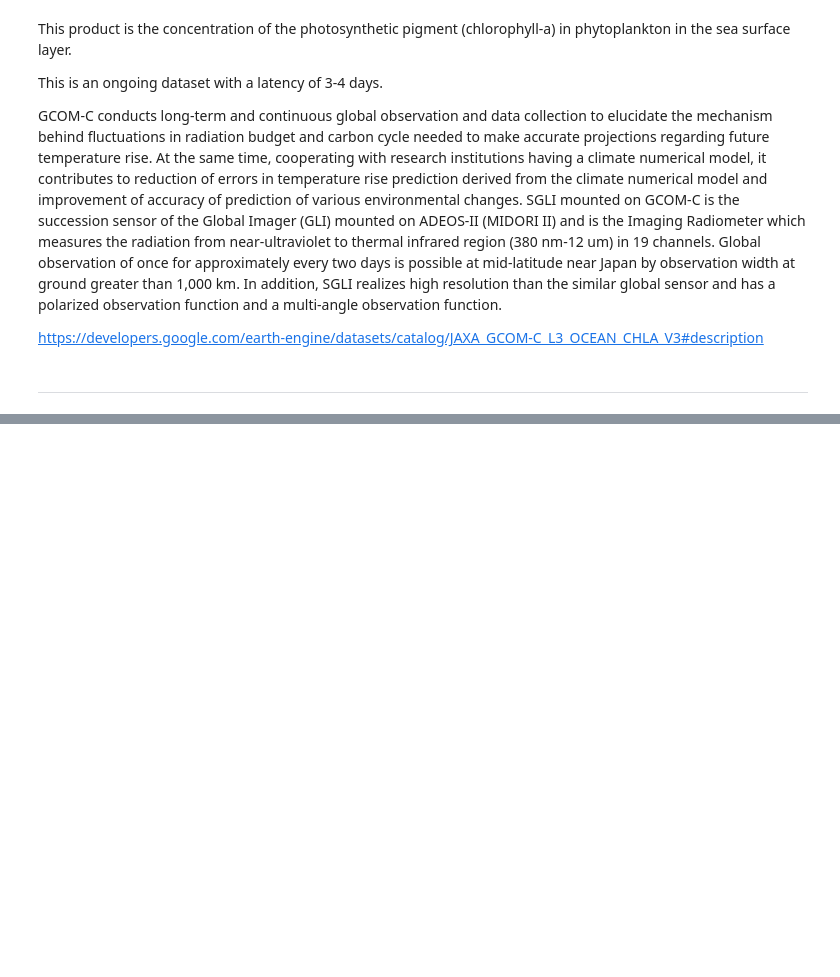
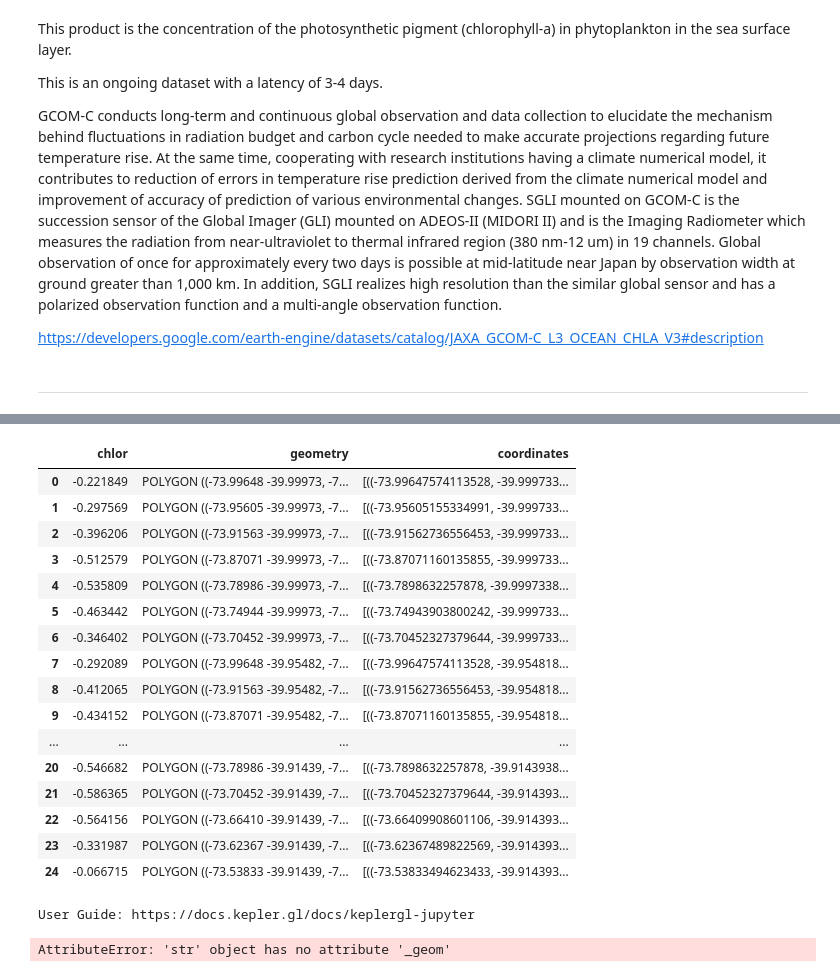
Before and after one commit to pipesalas/avistamiento_ballenas, a Jupyter notebook: notebooks/download_chlorophyll.ipynb, the cells around one changed output, grey strips where cells are left out. Saved outputs shown, nothing was run; the diff lists cells and outputs as text; code cells hidden in the pictures; blank space fills up the shorter version.

```diff
--- a/notebooks/download_chlorophyll.ipynb
+++ b/notebooks/download_chlorophyll.ipynb
@@ -240,0 +168,47 @@ display(my_map)
+# %%
+df_chlor
+# %% [output]
+|  | chlor | geometry | coordinates |
+| 0 | -0.221849 | POLYGON ((-73.99648 -39.99973, -7... | [((-73.99647574113528, -39.999733... |
+| 1 | -0.297569 | POLYGON ((-73.95605 -39.99973, -7... | [((-73.95605155334991, -39.999733... |
+| 2 | -0.396206 | POLYGON ((-73.91563 -39.99973, -7... | [((-73.91562736556453, -39.999733... |
+| 3 | -0.512579 | POLYGON ((-73.87071 -39.99973, -7... | [((-73.87071160135855, -39.999733... |
+| 4 | -0.535809 | POLYGON ((-73.78986 -39.99973, -7... | [((-73.7898632257878, -39.9997338... |
+| 5 | -0.463442 | POLYGON ((-73.74944 -39.99973, -7... | [((-73.74943903800242, -39.999733... |
+| 6 | -0.346402 | POLYGON ((-73.70452 -39.99973, -7... | [((-73.70452327379644, -39.999733... |
+| 7 | -0.292089 | POLYGON ((-73.99648 -39.95482, -7... | [((-73.99647574113528, -39.954818... |
+| 8 | -0.412065 | POLYGON ((-73.91563 -39.95482, -7... | [((-73.91562736556453, -39.954818... |
+| 9 | -0.434152 | POLYGON ((-73.87071 -39.95482, -7... | [((-73.87071160135855, -39.954818... |
+| ... | ... | ... | ... |
+| 20 | -0.546682 | POLYGON ((-73.78986 -39.91439, -7... | [((-73.7898632257878, -39.9143938... |
+| 21 | -0.586365 | POLYGON ((-73.70452 -39.91439, -7... | [((-73.70452327379644, -39.914393... |
+| 22 | -0.564156 | POLYGON ((-73.66410 -39.91439, -7... | [((-73.66409908601106, -39.914393... |
+| 23 | -0.331987 | POLYGON ((-73.62367 -39.91439, -7... | [((-73.62367489822569, -39.914393... |
+| 24 | -0.066715 | POLYGON ((-73.53833 -39.91439, -7... | [((-73.53833494623433, -39.914393... |
+# %%
+from keplergl import KeplerGl
+df['geometry'] = df['geometry'].apply(lambda x: str(x))
+
+# Initialize a new KeplerGl map
+map_1 = KeplerGl(height=500)
+
+# Add data to the map
+map_1.add_data(data=df, name='my_data')
+
+# Configure the map
+map_1.config = {
+    'version': 'v1',
+    'config': {
+        'mapState': {
+            'latitude': -30,
+            'longitude': -70,
+            'zoom': 5
+        }
+    }
+}
+
+# Render the map
+map_1
+# %% [output]
+User Guide: https://docs.kepler.gl/docs/keplergl-jupyter
+AttributeError: 'str' object has no attribute '_geom'
```
Also changed, not shown: parts of 13 cells of this notebook, 16 other files.
